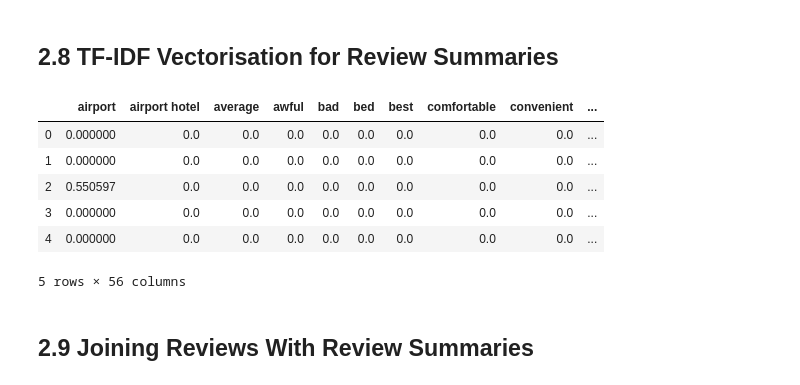
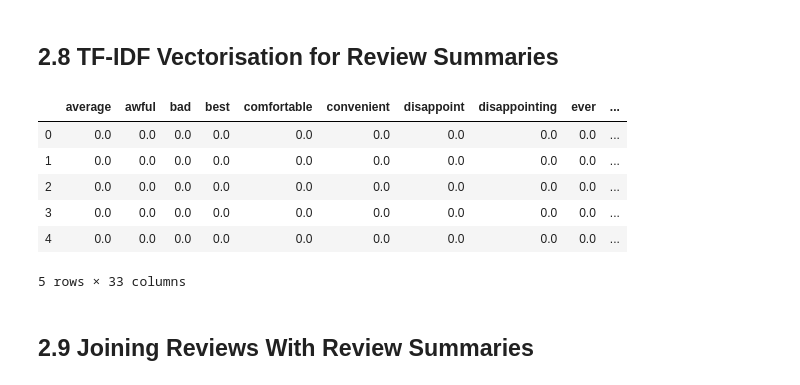
Before and after one commit to awesomeahi95/Hotel_Review_NLP, a Jupyter notebook: 2.Further_EDA_and_Preprocessing.ipynb, the cells around one changed output. Drawn from its saved outputs; the diff is of its cells as text; code cells hidden in the pictures.

```diff
--- a/2.Further_EDA_and_Preprocessing.ipynb
+++ b/2.Further_EDA_and_Preprocessing.ipynb
@@ -89,0 +114,3 @@ plt.show()
+# %%
+for word in ['restaurant','gatwick','morning','floor','day']:
+    stop_words.append(word)
@@ -89,0 +125,3 @@ plt.show()
+# %%
+for word in ['two','got']:
+    stop_words.append(word)
@@ -179,6 +226,19 @@ df.head()
 | 4 | Hilton London Metropole | Dissatisfied Hilton gold number | 1 | Hello, I currently staying @ Hilt... | hello, I current stay @ hilton me... | Hello, I currently stay @ Hilton ... | dissatisfi hilton gold number | ... |
 # %% [markdown]
 ## 2.6 Train Test Split
+# %%
+def meaningful_transform(doc):
+
+    doc_split = doc.split()
+    mean_doc = ''
+    for word in doc_split:
+        if word.lower() not in stop_words:
+            mean_doc += (word + ' ')
+
+    return mean_doc
+# %%
+df['meaningful_lemmed_review'] = df['review_lemmed'].apply(meaningful_transform)
+df['meaningful_lemmed_review_summary'] = df['review_summary_lemmed'].apply(meaningful_transform)
 # %%
 x_train, x_test, y_train, y_test = train_test_split(df.drop(columns=['hotel_name','score']),
                                                     df['score'],
@@ -241,33 +302,33 @@ x_lemm_train_tfidf.head()
 # %%
 tokenizer_summary = RegexpTokenizer(r'[a-zA-Z]+')
 
 tf_idf_vect_summary = TfidfVectorizer(lowercase=True,
                                       tokenizer = tokenizer_summary.tokenize,
                                       stop_words=stop_words,
                                       ngram_range=(1,3),
                                       min_df = 0.01)
 
-x_lemm_train_summary_tfidf_sparse = tf_idf_vect_summary.fit_transform(x_train['review_summary_lemmed'])
+x_lemm_train_summary_tfidf_sparse = tf_idf_vect_summary.fit_transform(x_train['meaningful_lemmed_review_summary'])
 
-x_lemm_test_summary_tfidf_sparse = tf_idf_vect_summary.transform(x_test['review_summary_lemmed'])
+x_lemm_test_summary_tfidf_sparse = tf_idf_vect_summary.transform(x_test['meaningful_lemmed_review_summary'])
 
 
 x_lemm_train_summary_tfidf = pd.DataFrame(x_lemm_train_summary_tfidf_sparse.toarray(),
                                           columns=tf_idf_vect_summary.get_feature_names())
 
 x_lemm_test_summary_tfidf = pd.DataFrame(x_lemm_test_summary_tfidf_sparse.toarray(),
                                          columns=tf_idf_vect_summary.get_feature_names())
 
 
 x_lemm_train_summary_tfidf.head()
 # %% [output]
-|  | airport | airport hotel | average | awful | bad | bed | best | comfortable | convenient | ... |
-| 0 | 0.000000 | 0.0 | 0.0 | 0.0 | 0.0 | 0.0 | 0.0 | 0.0 | 0.0 | ... |
-| 1 | 0.000000 | 0.0 | 0.0 | 0.0 | 0.0 | 0.0 | 0.0 | 0.0 | 0.0 | ... |
-| 2 | 0.550597 | 0.0 | 0.0 | 0.0 | 0.0 | 0.0 | 0.0 | 0.0 | 0.0 | ... |
-| 3 | 0.000000 | 0.0 | 0.0 | 0.0 | 0.0 | 0.0 | 0.0 | 0.0 | 0.0 | ... |
-| 4 | 0.000000 | 0.0 | 0.0 | 0.0 | 0.0 | 0.0 | 0.0 | 0.0 | 0.0 | ... |
+|  | average | awful | bad | best | comfortable | convenient | disappoint | disappointing | ever | ... |
+| 0 | 0.0 | 0.0 | 0.0 | 0.0 | 0.0 | 0.0 | 0.0 | 0.0 | 0.0 | ... |
+| 1 | 0.0 | 0.0 | 0.0 | 0.0 | 0.0 | 0.0 | 0.0 | 0.0 | 0.0 | ... |
+| 2 | 0.0 | 0.0 | 0.0 | 0.0 | 0.0 | 0.0 | 0.0 | 0.0 | 0.0 | ... |
+| 3 | 0.0 | 0.0 | 0.0 | 0.0 | 0.0 | 0.0 | 0.0 | 0.0 | 0.0 | ... |
+| 4 | 0.0 | 0.0 | 0.0 | 0.0 | 0.0 | 0.0 | 0.0 | 0.0 | 0.0 | ... |
-5 rows × 56 columns
+5 rows × 33 columns
 # %% [markdown]
 ## 2.9 Joining Reviews With Review Summaries
 # %%
```
Also changed, not shown: parts of 21 cells of this notebook, 3 other files.
